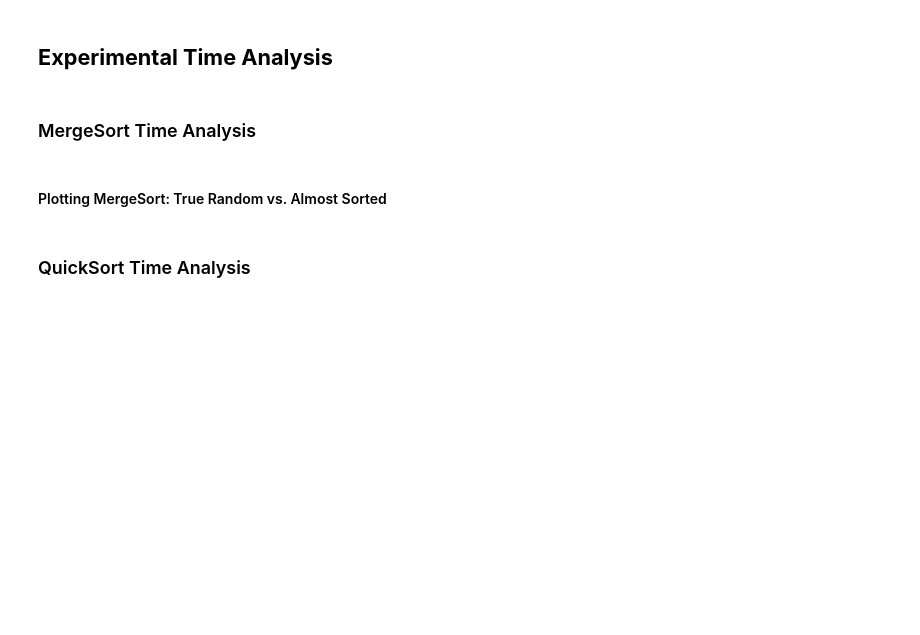
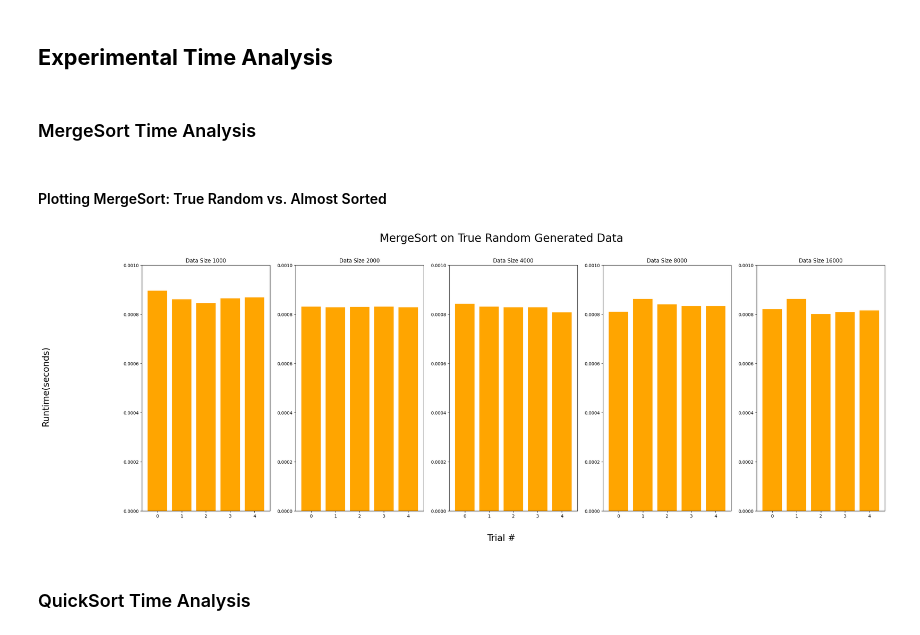
Before and after one commit to pjamespz/SCHOOL-intro-sorts, a Jupyter notebook: report.ipynb, the cells around one changed output. Drawn from its saved outputs; the diff is of its cells as text; code cells hidden in the pictures; blank space fills up the shorter version.

Commit message:
added some plots, probably should be done in separate file

```diff
--- a/report.ipynb
+++ b/report.ipynb
@@ -27,5 +27,36 @@ merge_as_16000 = as_df[(as_df['Algorithm'] == 'MergeSort') & (as_df['Data Size']
 # %% [markdown]
 #### Plotting MergeSort: True Random vs. Almost Sorted
+# %%
+fig, axs = plt.subplots(1, 5, figsize=(30, 10))
+
+axs[0].bar(range(len(merge_tr_1000)), merge_tr_1000['Runtime'], color="orange")
+axs[0].set_title('Data Size 1000')
+axs[0].set_ylim(0, 0.001)
+
+axs[1].bar(range(len(merge_tr_2000)), merge_tr_2000['Runtime'], color="orange")
+axs[1].set_title('Data Size 2000')
+axs[1].set_ylim(0, 0.001)
+
+axs[2].bar(range(len(merge_tr_4000)), merge_tr_4000['Runtime'], color="orange")
+axs[2].set_title('Data Size 4000')
+axs[2].set_ylim(0, 0.001)
+
+axs[3].bar(range(len(merge_tr_8000)), merge_tr_8000['Runtime'], color="orange")
+axs[3].set_title('Data Size 8000')
+axs[3].set_ylim(0, 0.001)
+
+axs[4].bar(range(len(merge_tr_16000)), merge_tr_16000['Runtime'], color="orange")
+axs[4].set_title('Data Size 16000')
+axs[4].set_ylim(0, 0.001)
+
+
+fig.supxlabel("Trial #", fontsize=20)
+fig.supylabel("Runtime(seconds)", fontsize=20)
+fig.suptitle("MergeSort on True Random Generated Data", fontsize=25)
+
+plt.show()
+# %% [output]
+[figure, added]
 # %% [markdown]
 ### QuickSort Time Analysis
 # %%
```
Also changed, not shown: parts of 7 cells of this notebook, 1 other file.
